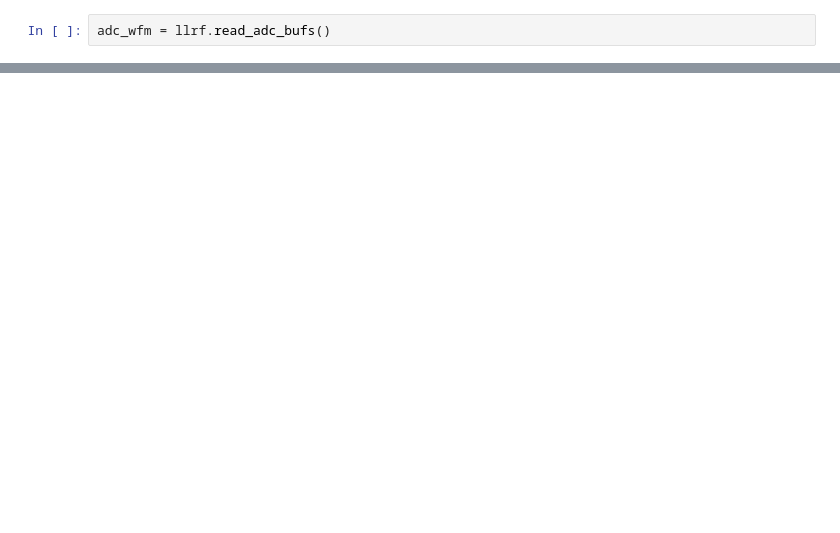
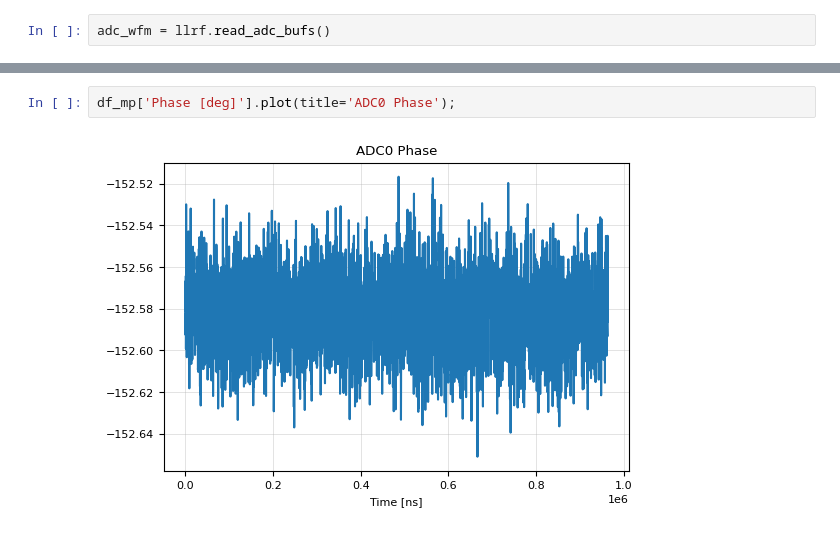
Before and after one commit to BerkeleyLab/uspas_llrf, a Jupyter notebook: python/test.ipynb, the cells around one changed output, grey strips where cells are left out. Drawn from its saved outputs; the diff is of its cells as text; blank space fills up the shorter version.

```diff
--- a/python/test.ipynb
+++ b/python/test.ipynb
@@ -94,0 +79,4 @@ plot_ps(f, psd_dbfs, title='dac0', annotate=True)
+# %%
+df_mp['Phase [deg]'].plot(title='ADC0 Phase');
+# %% [output]
+[figure, added]
```
Also changed, not shown: parts of 10 cells of this notebook, 1 other file.
